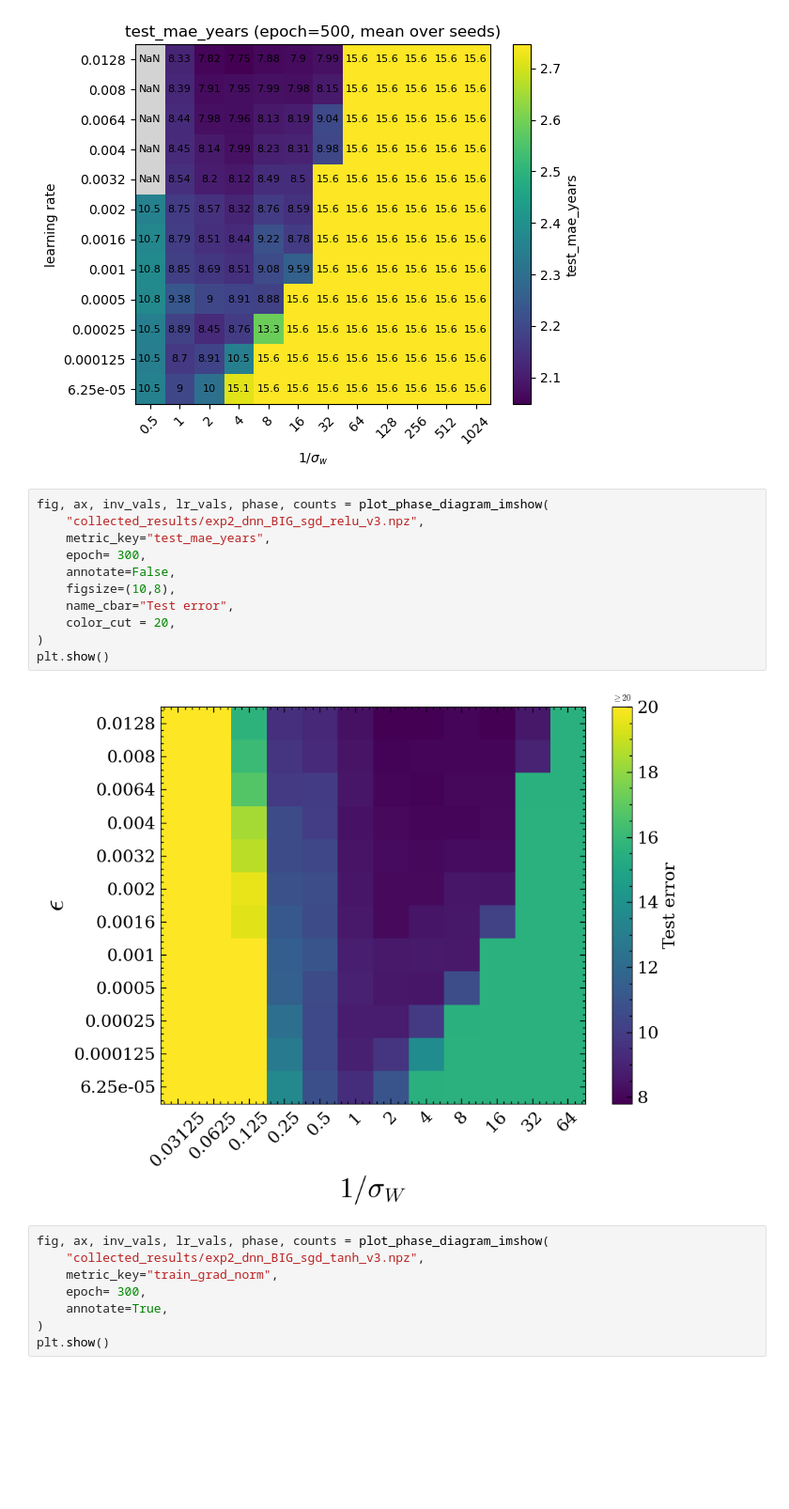
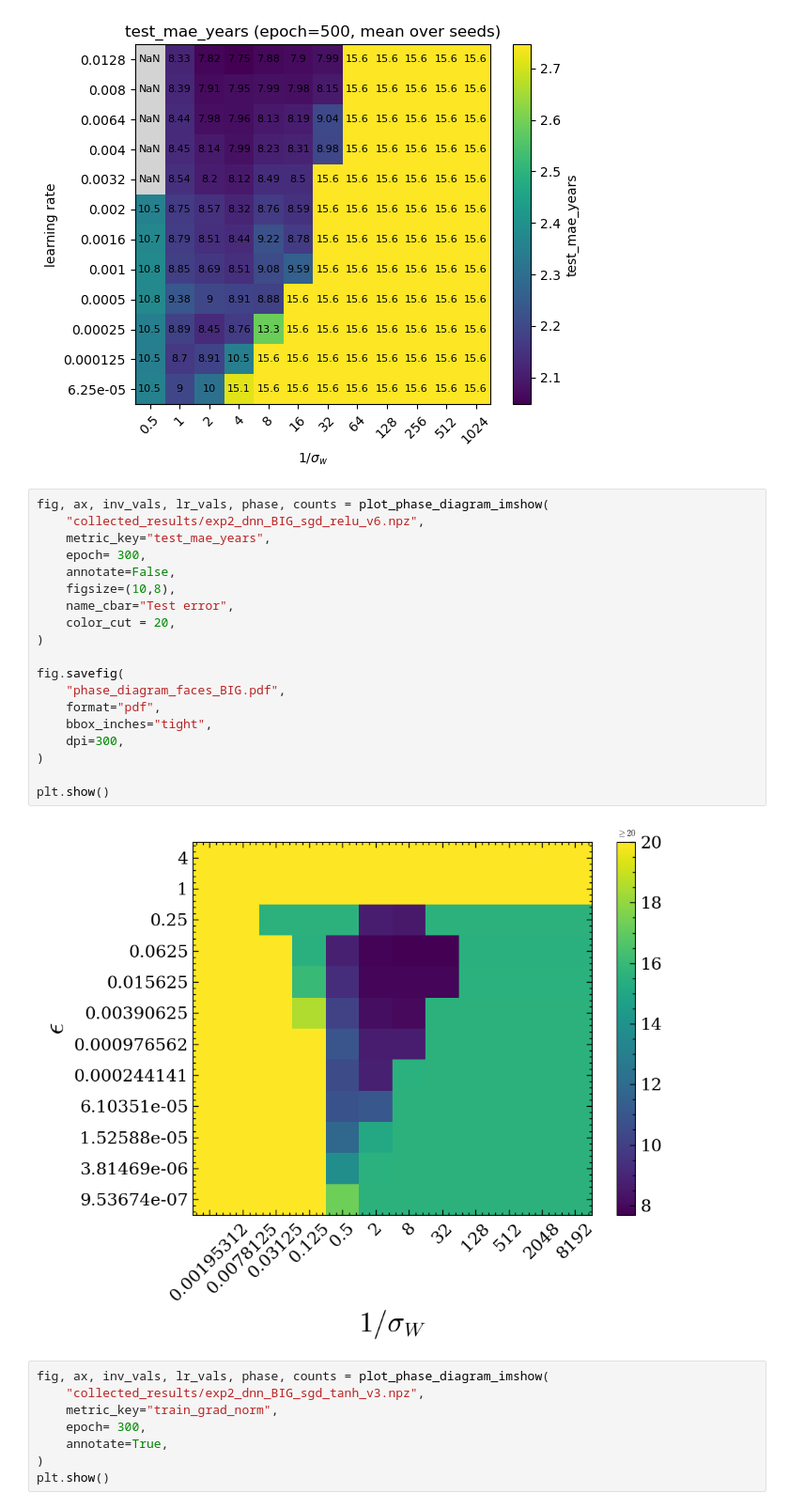
Before and after one commit to f-damico/BBP_in_SGD, a Jupyter notebook: notebook_experiment_2 copy.ipynb, the cells around one changed output. Shown at 94% size. Saved outputs shown, nothing was run; the diff lists cells and outputs as text; blank space fills up the shorter version.

Commit message:
Updated results final version

```diff
--- a/notebook_experiment_2 copy.ipynb
+++ b/notebook_experiment_2 copy.ipynb
@@ -1140,17 +1121,25 @@ plt.show()
 [figure]
 # %%
 fig, ax, inv_vals, lr_vals, phase, counts = plot_phase_diagram_imshow(
-    "collected_results/exp2_dnn_BIG_sgd_relu_v3.npz",
+    "collected_results/exp2_dnn_BIG_sgd_relu_v6.npz",
     metric_key="test_mae_years",
     epoch= 300,
     annotate=False,
     figsize=(10,8),
     name_cbar="Test error",
     color_cut = 20,
 )
+
+fig.savefig(
+    "phase_diagram_faces_BIG.pdf",
+    format="pdf",
+    bbox_inches="tight",
+    dpi=300,
+)
+
 plt.show()
 # %% [output]
-[figure, old version]
+[figure, new version]
 # %%
 fig, ax, inv_vals, lr_vals, phase, counts = plot_phase_diagram_imshow(
     "collected_results/exp2_dnn_BIG_sgd_tanh_v3.npz",
```
Also changed, not shown: parts of 3 cells of this notebook, 29 other files.
